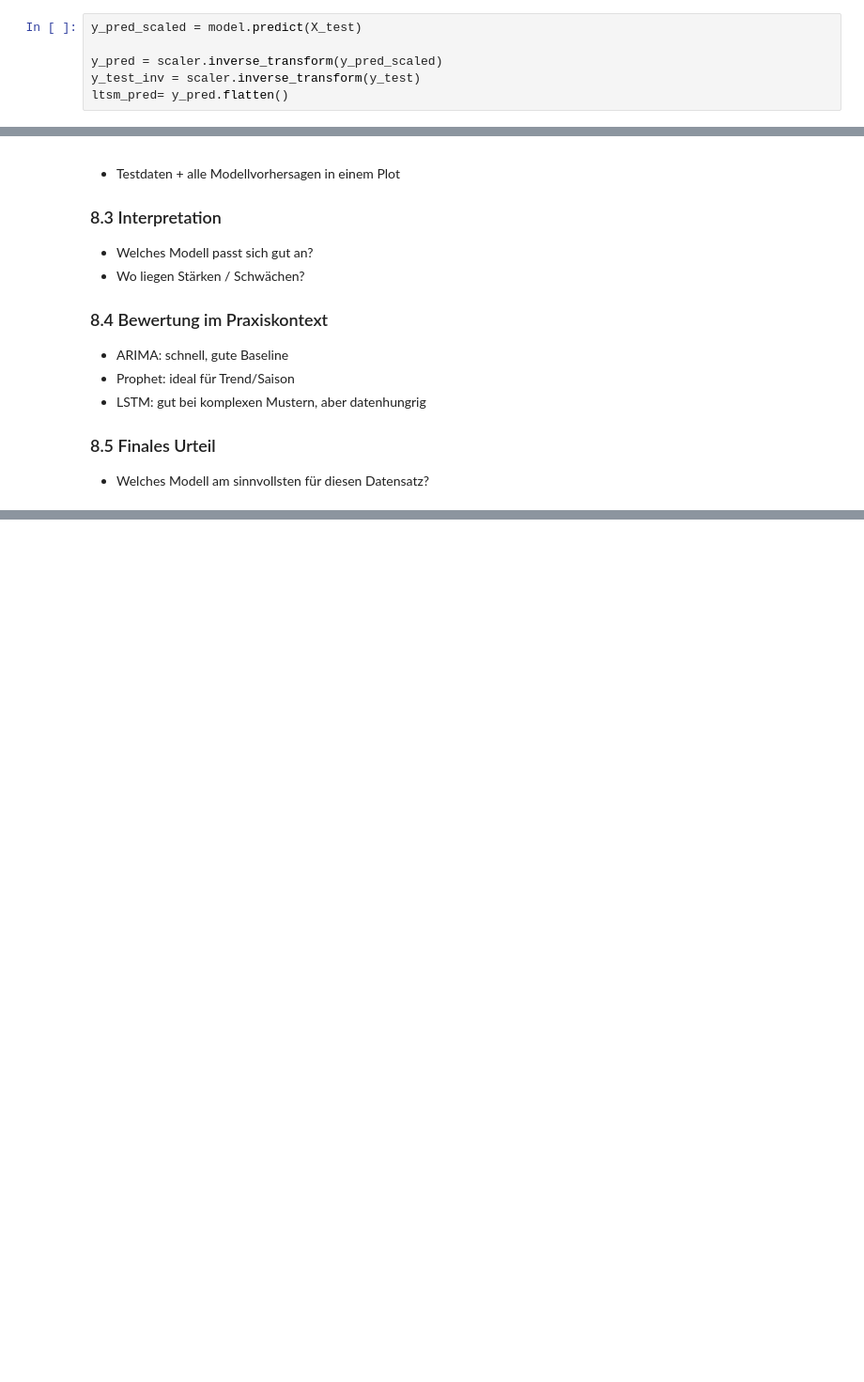
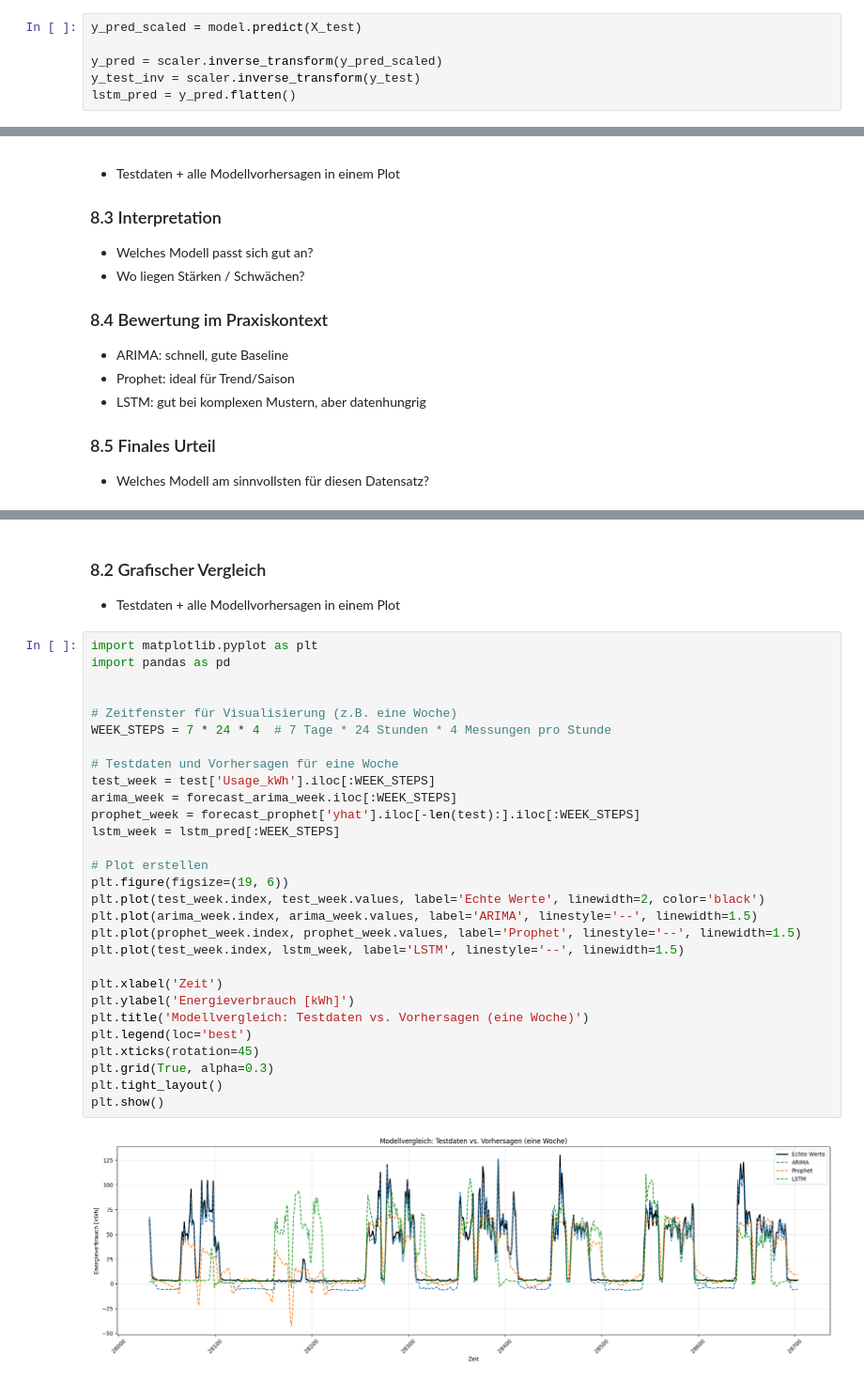
Before and after one commit to derlole/InDuStIaLfOrEcAsTiNgWELOVEIT, a Jupyter notebook: src/start.ipynb, the cells around one changed output, grey strips where cells are left out. Shown at 94% size. Saved outputs shown, nothing was run; the diff lists cells and outputs as text; blank space fills up the shorter version.

```diff
--- a/src/start.ipynb
+++ b/src/start.ipynb
@@ -879,5 +909,5 @@ y_pred_scaled = model.predict(X_test)
 
 y_pred = scaler.inverse_transform(y_pred_scaled)
 y_test_inv = scaler.inverse_transform(y_test)
-ltsm_pred= y_pred.flatten()
+lstm_pred = y_pred.flatten()
 # %% [output]
@@ -1006,0 +1029,34 @@ ImportError: Missing optional dependency 'tabulate'.  Use pip or conda to instal
+# %% [markdown]
+### 8.2 Grafischer Vergleich
+- Testdaten + alle Modellvorhersagen in einem Plot
+# %%
+import matplotlib.pyplot as plt
+import pandas as pd
+
+
+# Zeitfenster für Visualisierung (z.B. eine Woche)
+WEEK_STEPS = 7 * 24 * 4  # 7 Tage * 24 Stunden * 4 Messungen pro Stunde
+
+# Testdaten und Vorhersagen für eine Woche
+test_week = test['Usage_kWh'].iloc[:WEEK_STEPS]
+arima_week = forecast_arima_week.iloc[:WEEK_STEPS]
+prophet_week = forecast_prophet['yhat'].iloc[-len(test):].iloc[:WEEK_STEPS]
+lstm_week = lstm_pred[:WEEK_STEPS]
+
+# Plot erstellen
+plt.figure(figsize=(19, 6))
+plt.plot(test_week.index, test_week.values, label='Echte Werte', linewidth=2, color='black')
+plt.plot(arima_week.index, arima_week.values, label='ARIMA', linestyle='--', linewidth=1.5)
+plt.plot(prophet_week.index, prophet_week.values, label='Prophet', linestyle='--', linewidth=1.5)
+plt.plot(test_week.index, lstm_week, label='LSTM', linestyle='--', linewidth=1.5)
+
+plt.xlabel('Zeit')
+plt.ylabel('Energieverbrauch [kWh]')
+plt.title('Modellvergleich: Testdaten vs. Vorhersagen (eine Woche)')
+plt.legend(loc='best')
+plt.xticks(rotation=45)
+plt.grid(True, alpha=0.3)
+plt.tight_layout()
+plt.show()
+# %% [output]
+[figure, added]
```
Also changed, not shown: parts of 18 cells of this notebook, 1 other file.
